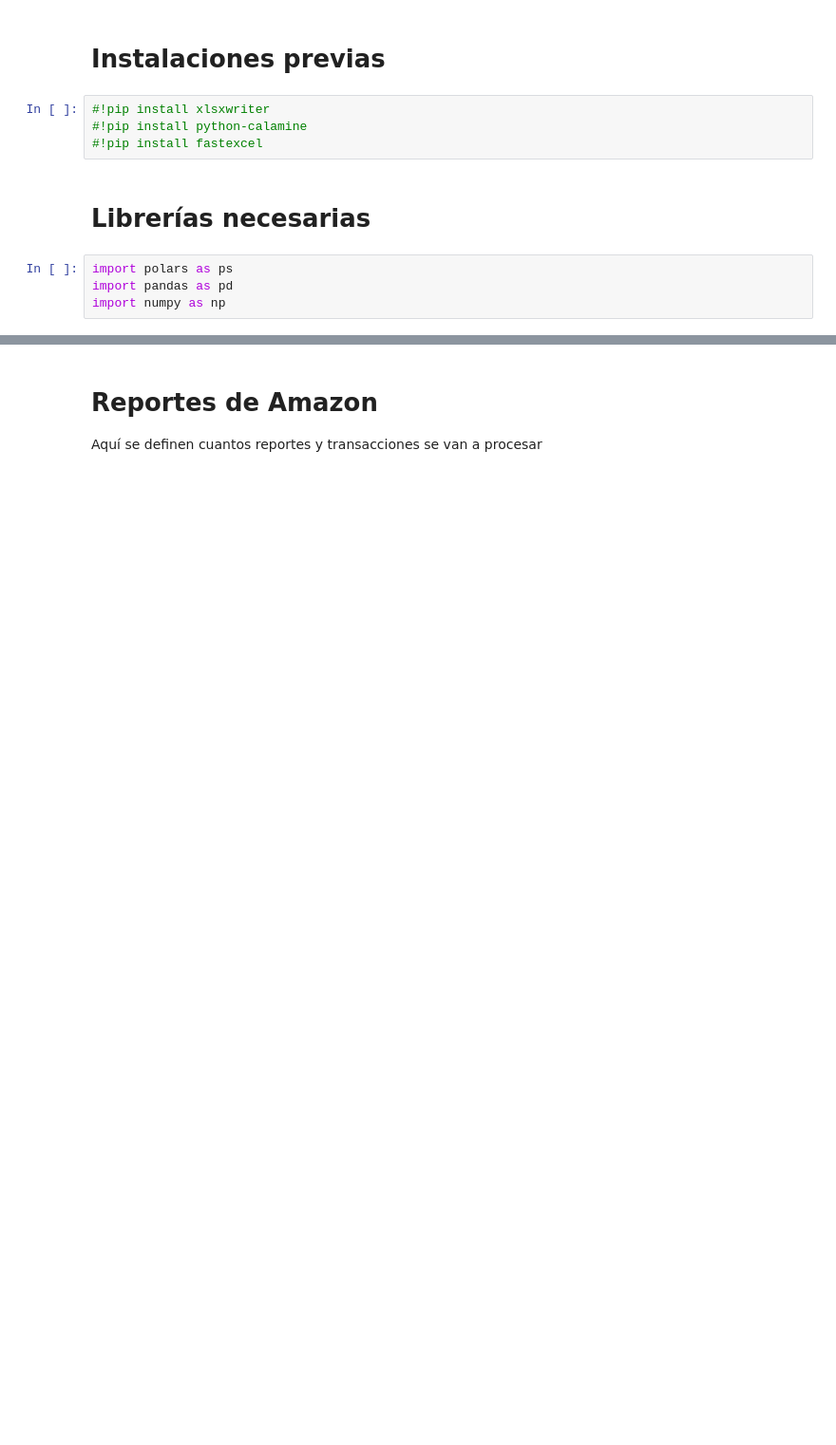
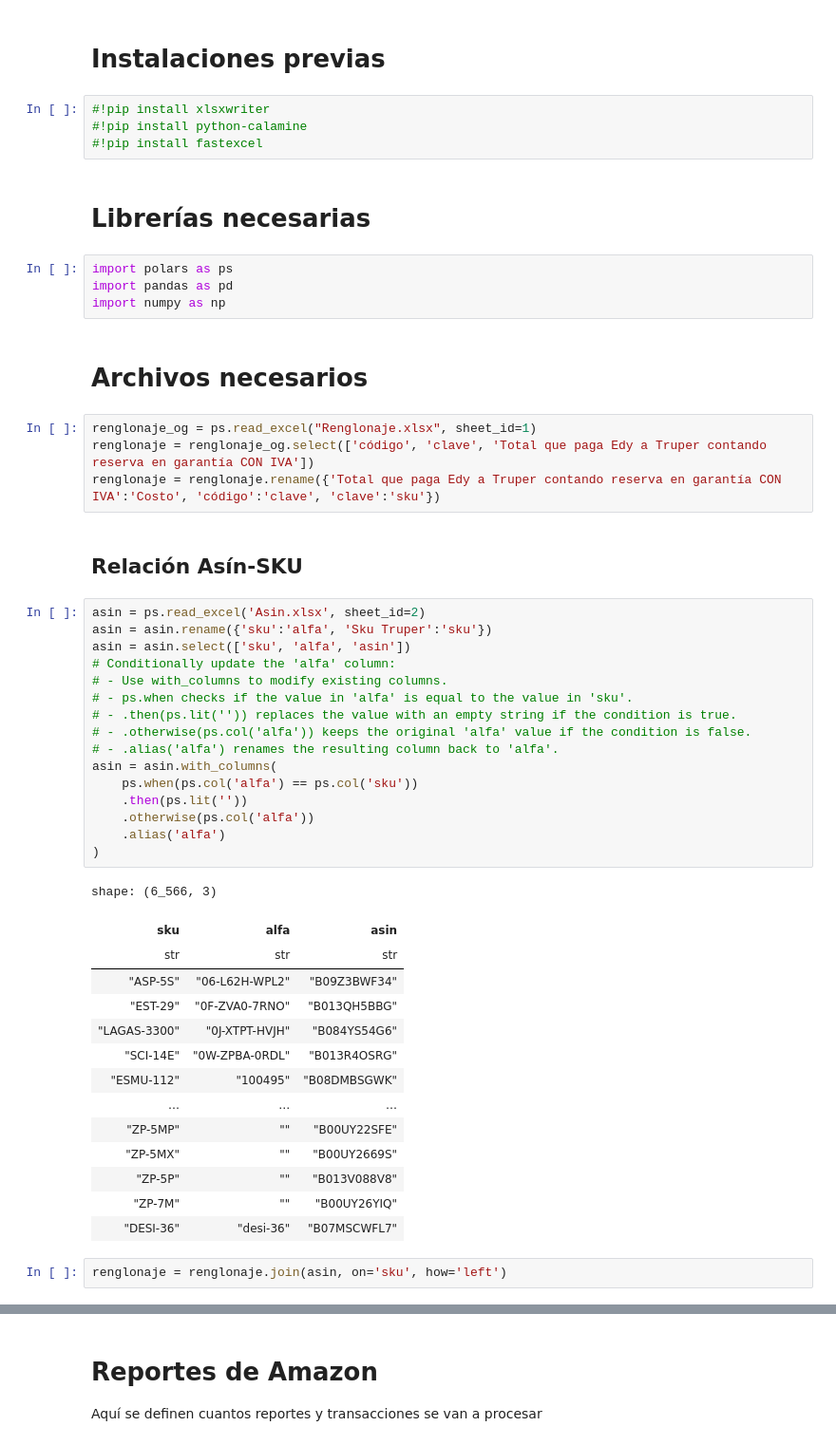
Before and after one commit to NicolasFerre/ColabFerre, a Jupyter notebook: Consolidación_de_pedidos.ipynb, the cells around one changed output, grey strips where cells are left out. Shown: that part at 95% size. Cells and saved outputs as stored; diff of their text form; blank space fills up the shorter version.

```diff
--- a/Consolidación_de_pedidos.ipynb
+++ b/Consolidación_de_pedidos.ipynb
@@ -12,3 +12,44 @@
 import polars as ps
 import pandas as pd
 import numpy as np
+# %% [markdown]
+# Archivos necesarios
+# %%
+renglonaje_og = ps.read_excel("Renglonaje.xlsx", sheet_id=1)
+renglonaje = renglonaje_og.select(['código', 'clave', 'Total que paga Edy a Truper contando reserva en garantía CON IVA'])
+renglonaje = renglonaje.rename({'Total que paga Edy a Truper contando reserva en garantía CON IVA':'Costo', 'código':'clave', 'clave':'sku'})
+# %% [markdown]
+## Relación Asín-SKU
+# %%
+asin = ps.read_excel('Asin.xlsx', sheet_id=2)
+asin = asin.rename({'sku':'alfa', 'Sku Truper':'sku'})
+asin = asin.select(['sku', 'alfa', 'asin'])
+# Conditionally update the 'alfa' column:
+# - Use with_columns to modify existing columns.
+# - ps.when checks if the value in 'alfa' is equal to the value in 'sku'.
+# - .then(ps.lit('')) replaces the value with an empty string if the condition is true.
+# - .otherwise(ps.col('alfa')) keeps the original 'alfa' value if the condition is false.
+# - .alias('alfa') renames the resulting column back to 'alfa'.
+asin = asin.with_columns(
+    ps.when(ps.col('alfa') == ps.col('sku'))
+    .then(ps.lit(''))
+    .otherwise(ps.col('alfa'))
+    .alias('alfa')
+)
+# %% [output]
+shape: (6_566, 3)
+| sku | alfa | asin |
+| str | str | str |
+| "ASP-5S" | "06-L62H-WPL2" | "B09Z3BWF34" |
+| "EST-29" | "0F-ZVA0-7RNO" | "B013QH5BBG" |
+| "LAGAS-3300" | "0J-XTPT-HVJH" | "B084YS54G6" |
+| "SCI-14E" | "0W-ZPBA-0RDL" | "B013R4OSRG" |
+| "ESMU-112" | "100495" | "B08DMBSGWK" |
+| … | … | … |
+| "ZP-5MP" | "" | "B00UY22SFE" |
+| "ZP-5MX" | "" | "B00UY2669S" |
+| "ZP-5P" | "" | "B013V088V8" |
+| "ZP-7M" | "" | "B00UY26YIQ" |
+| "DESI-36" | "desi-36" | "B07MSCWFL7" |
+# %%
+renglonaje = renglonaje.join(asin, on='sku', how='left')
```
Also changed, not shown: parts of 19 cells of this notebook.
